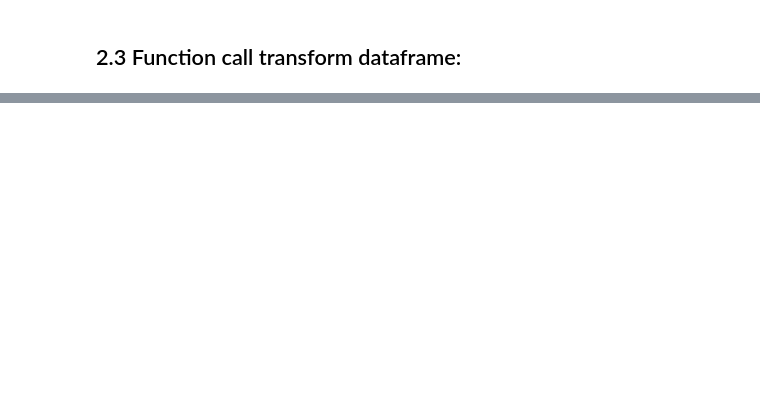
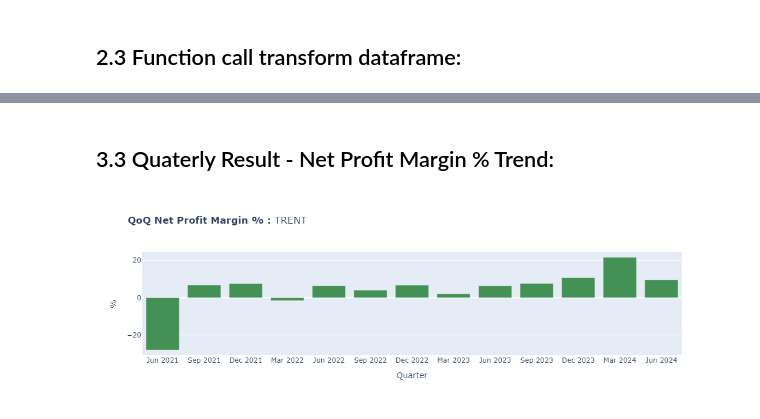
Before and after one commit to RSwarnkar/ScrapeScreener, a Jupyter notebook: JupyterNotebooks_v3/VS01-Scrape-StockData.ipynb, the cells around one changed output, grey strips where cells are left out. Drawn from its saved outputs; the diff is of its cells as text; code cells hidden in the pictures; blank space fills up the shorter version.

```diff
--- a/JupyterNotebooks_v3/VS01-Scrape-StockData.ipynb
+++ b/JupyterNotebooks_v3/VS01-Scrape-StockData.ipynb
@@ -344,0 +421,26 @@ fig1.show()
+# %% [markdown]
+## 3.3 Quaterly Result - Net Profit Margin % Trend:
+# %%
+## Charting
+fig3 = go.Figure()
+
+x  = df_quaterly_results.index
+y1 = df_quaterly_results['Sales'].astype(float) # Sales Column
+y2 = df_quaterly_results['Net Profit'].astype(float) # Expenses Column
+
+y3 = y2 / y1 * 100
+
+fig3.add_trace(go.Bar(x=x, y=y3, name='Net Profit Margin %', marker_color ="#449156"))
+
+plot_title = '<b>QoQ Net Profit Margin % : </b>' + stock_symbol
+
+fig3.update_layout(
+        title=plot_title,
+        xaxis_title='Quarter',
+        yaxis_title=' % ')
+
+
+# pyo.plot(fig, filename="temp-plot.html")
+fig3.show()
+# %% [output]
+[figure, added]
```
Also changed, not shown: parts of 45 cells of this notebook, 28 other files.
